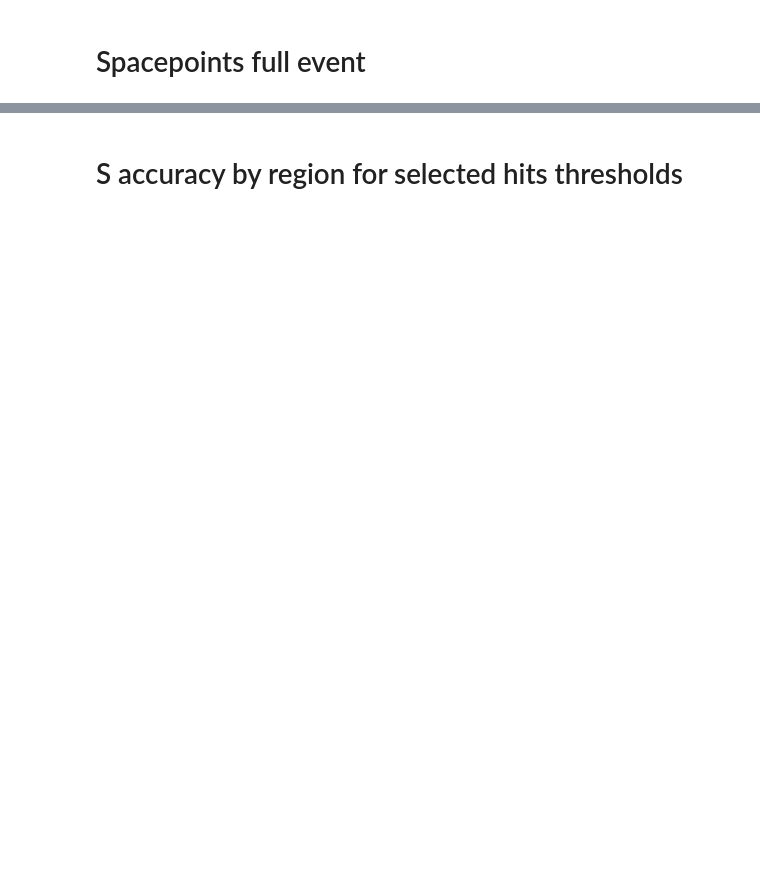
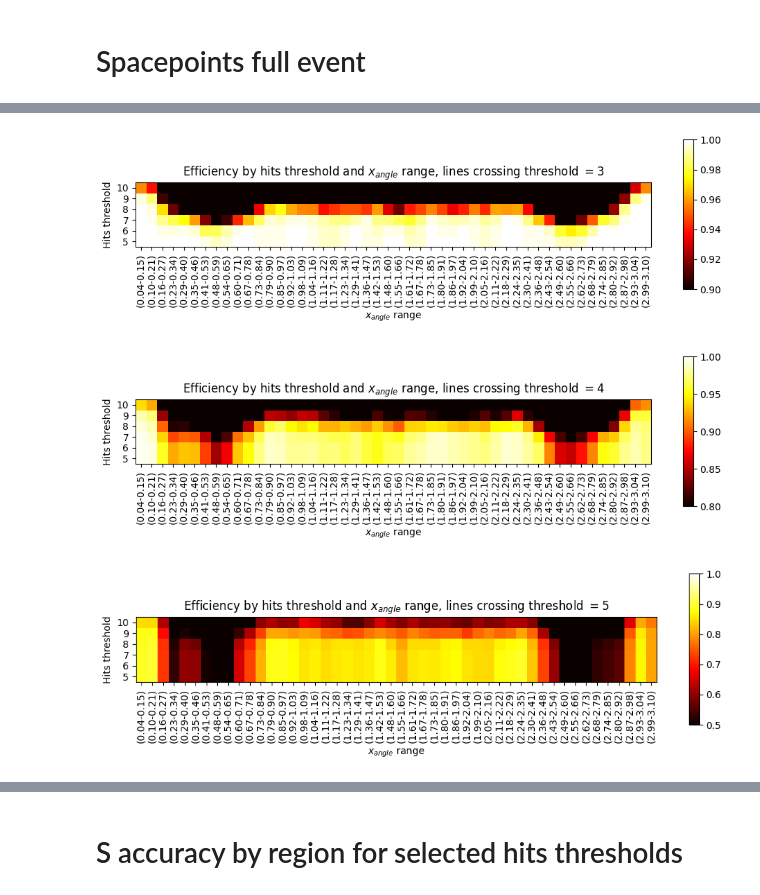
Before and after one commit to tboldagh/helix-solver, a Jupyter notebook: application/experimental/CpuHelixSolverTests/QualityTestsNotebook.ipynb, the cells around one changed output, grey strips where cells are left out. Drawn from its saved outputs; the diff is of its cells as text; code cells hidden in the pictures; blank space fills up the shorter version.

```diff
--- a/application/experimental/CpuHelixSolverTests/QualityTestsNotebook.ipynb
+++ b/application/experimental/CpuHelixSolverTests/QualityTestsNotebook.ipynb
@@ -364,6 +412,8 @@ write_spacepoints_generation_params(spacepoints_generation_params, base_dir_rela
 # %% [markdown]
 r = 1666 is equivalent to pt = 1 GeV/c
 # %%
+particles_filtered = [p for p in particles_initial if p.event_id == test_params.eventId]
 solutions = Solution.read_from_csv(base_dir_relative + "/quality_tests/rppi_accuracy_by_region/results.csv")
-particle_to_solutions_map = map_solutions_to_particles_rppi(particles_initial, particle_to_generation_params_map, solutions)
+particle_to_solutions_map = map_solutions_to_particles_rppi(particles_filtered, particle_to_generation_params_map, solutions)
+print(f"Found {len(particle_to_solutions_map)}/{len(particles_filtered)} particles")
 # %%
@@ -389,7 +434,7 @@ test_params.testType = "RunPerParticleInitial"
 test_params.inputSpacepointsGenerationParamsFile = base_dir + "/quality_tests/rppi_accuracy_by_zangle_margin/inputSpacepointsGenerationParams.csv"
 test_params.outputResultsFile = base_dir + "/quality_tests/rppi_accuracy_by_zangle_margin/results.csv"
 test_params.xAngleMargin = math.pi / 64
-test_params.numZRanges = 32
+test_params.numZRanges = 64
 test_params.numXRanges = 64
 test_params.hitsThresholds = [7 for _ in range(test_params.numXRanges)]
 test_params.linesCrossingsThresholds = [3 for _ in range(test_params.numXRanges)]
@@ -437,7 +480,7 @@ test_params.testType = "RunPerParticleInitial"
 test_params.inputSpacepointsGenerationParamsFile = base_dir + "/quality_tests/rppi_accuracy_by_xangle_margin/inputSpacepointsGenerationParams.csv"
 test_params.outputResultsFile = base_dir + "/quality_tests/rppi_accuracy_by_xangle_margin/results.csv"
 test_params.zAngleMargin = math.pi / 32
-test_params.numZRanges = 32
+test_params.numZRanges = 64
 test_params.numXRanges = 64
 test_params.hitsThresholds = [7 for _ in range(test_params.numXRanges)]
 test_params.linesCrossingsThresholds = [3 for _ in range(test_params.numXRanges)]
@@ -452,7 +495,7 @@ def particle_to_params_func(particle):
 spacepoints_generation_params, particle_to_generation_params_map = generate_spacepoints_generation_params(particles_initial_all, particle_to_params_func, test_params.eventId)
 write_spacepoints_generation_params(spacepoints_generation_params, base_dir_relative + "/quality_tests/rppi_accuracy_by_xangle_margin/inputSpacepointsGenerationParams.csv")
 
-margins = [math.pi * i / 32 / 128 for i in range(32)]
+margins = [math.pi * i / 32 / 64 for i in range(32)]
 margins[0] = 1e-6
 for i, margin in enumerate(margins):
     test_params.xAngleMargin = margin
@@ -645,9 +697,10 @@ for threshold in range(5, 11):
 # %%
-stats_by_threshold = {}
-for threshold in range(5, 11):
-    solutions_all = Solution.read_from_csv(base_dir_relative + f"/quality_tests/s_accuracy_by_region_and_hits_threshold/results_th{threshold}.csv")
-    stats_by_threshold[threshold] = get_stats_for_all_events(particles_initial, solutions_all, test_params)
+stats_by_thresholds = {}
+for lines_crossing_threshold in range(3, 6):
+    for threshold in range(5, 11):
+        solutions_all = Solution.read_from_csv(base_dir_relative + f"/quality_tests/s_accuracy_by_region_and_hits_threshold_and_crossings_threshold/results_crossings{lines_crossing_threshold}_th{threshold}.csv")
+        stats_by_thresholds[(lines_crossing_threshold, threshold)] = get_stats_for_all_events(particles_initial, solutions_all, test_params)
 
-    for x_angle_range in stats_by_threshold[5]["solutions_count_by_x_angle_range"]:
-        if x_angle_range not in stats_by_threshold[threshold]["solutions_count_by_x_angle_range"]:
-            stats_by_threshold[threshold]["solutions_count_by_x_angle_range"][x_angle_range] = 0
+        for x_angle_range in stats_by_thresholds[(3, 5)]["solutions_count_by_x_angle_range"]:
+            if x_angle_range not in stats_by_thresholds[(lines_crossing_threshold, threshold)]["solutions_count_by_x_angle_range"]:
+                stats_by_thresholds[(lines_crossing_threshold, threshold)]["solutions_count_by_x_angle_range"][x_angle_range] = 0
@@ -695,0 +707,19 @@ draw_heat_map(treshold_range_pair_to_inversed_true_positive_rate_map, stats_by_t
+# %%
+def draw_efficiency_heatmap_for_crossings_threshold(stats_by_thresholds, crossings_threshold, clim=None):
+    treshold_range_pair_to_accuracy_map = {}
+    for threshold in range(5, 11):
+        for i, accuracy in enumerate(stats_by_thresholds[(crossings_threshold, threshold)]["x_angle_accuracies_all"]):
+            x_angle_range = stats_by_thresholds[(crossings_threshold, threshold)]["x_angle_bins_all"][i]
+            treshold_range_pair_to_accuracy_map[(x_angle_range, threshold)] = accuracy
+
+    def x_ticks_label_func(x_value):
+        return f"({x_value[0]:.2f}-{x_value[1]:.2f})"
+    draw_heat_map(treshold_range_pair_to_accuracy_map, stats_by_thresholds[(3, 5)]["x_angle_bins_all"], range(5, 11), "Efficiency by hits threshold and $x_{angle}$ range, lines crossing threshold $=" + str(crossings_threshold) + "$", "$x_{angle}$ range", "Hits threshold", figure_size=(12, 4), rotate_x_ticks=True, x_ticks_label_func=x_ticks_label_func, clim=clim, aspect=15, shrink=0.7)
+
+draw_efficiency_heatmap_for_crossings_threshold(stats_by_thresholds, 3, clim=(0.9, 1))
+draw_efficiency_heatmap_for_crossings_threshold(stats_by_thresholds, 4, clim=(0.8, 1))
+draw_efficiency_heatmap_for_crossings_threshold(stats_by_thresholds, 5, clim=(0.5, 1))
+# %% [output]
+[figure, added]
+[figure, added]
+[figure, added]
```
Also changed, not shown: parts of 42 cells of this notebook, 7 other files.
